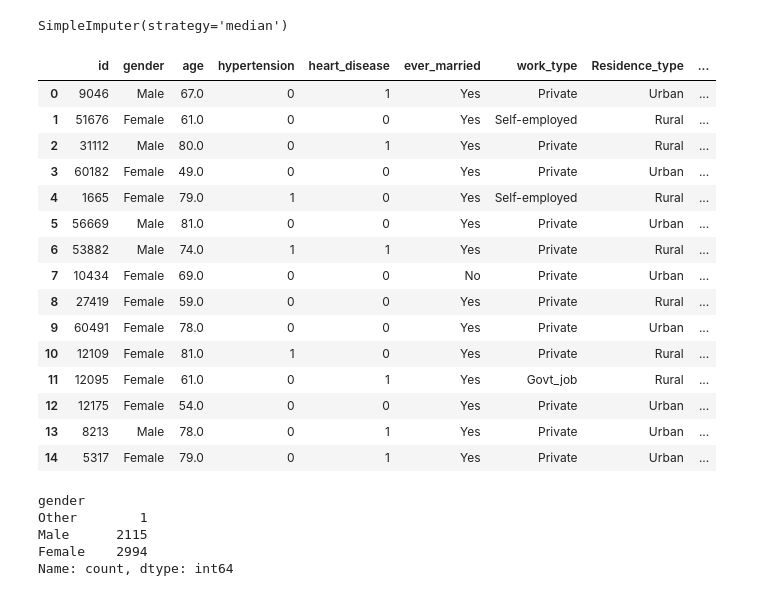
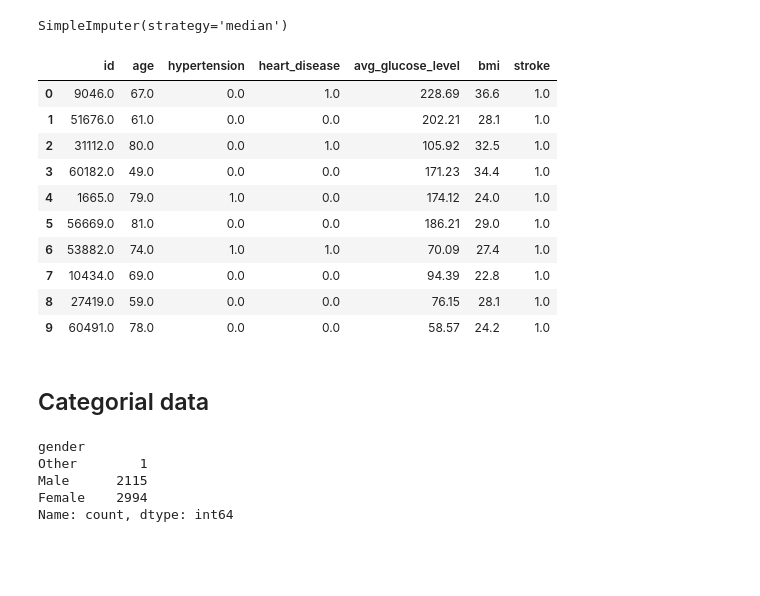
Before and after one commit to lenguyenthuyvan/M682finalproject, a Jupyter notebook: finalproject.ipynb, the cells around one changed output. Saved outputs shown, nothing was run; the diff lists cells and outputs as text; code cells hidden in the pictures; blank space fills up the shorter version.

```diff
--- a/finalproject.ipynb
+++ b/finalproject.ipynb
@@ -68,32 +73,31 @@ In this case, because we suspect that bmi may affect the risk of getting strokes
 Because the new data coming may have missing values in other numeric attributes, we use "sklearn.impute" to fill in the missing values
 # %%
 from sklearn.impute import SimpleImputer
-imputer = SimpleImputer(strategy='median')
+imputer_median = SimpleImputer(strategy='median')
 stroke_data_num = stroke_data.select_dtypes(include=[np.number])
-imputer.fit(stroke_data_num)
+imputer_median.fit(stroke_data_num)
 # %% [output]
 SimpleImputer(strategy='median')
 # %%
-stroke_data_num = imputer.transform(stroke_data_num)
+X = imputer_median.transform(stroke_data_num)
+stroke_data_num_filled = pd.DataFrame(X, columns=stroke_data_num.columns,
+                            index=stroke_data_num.index)
 # %%
-stroke_data.head(15)
+stroke_data_num_filled.head(10)
 # %% [output]
-|  | id | gender | age | hypertension | heart_disease | ever_married | work_type | Residence_type | ... |
-| 0 | 9046 | Male | 67.0 | 0 | 1 | Yes | Private | Urban | ... |
-| 1 | 51676 | Female | 61.0 | 0 | 0 | Yes | Self-employed | Rural | ... |
-| 2 | 31112 | Male | 80.0 | 0 | 1 | Yes | Private | Rural | ... |
-| 3 | 60182 | Female | 49.0 | 0 | 0 | Yes | Private | Urban | ... |
-| 4 | 1665 | Female | 79.0 | 1 | 0 | Yes | Self-employed | Rural | ... |
-| 5 | 56669 | Male | 81.0 | 0 | 0 | Yes | Private | Urban | ... |
-| 6 | 53882 | Male | 74.0 | 1 | 1 | Yes | Private | Rural | ... |
-| 7 | 10434 | Female | 69.0 | 0 | 0 | No | Private | Urban | ... |
-| 8 | 27419 | Female | 59.0 | 0 | 0 | Yes | Private | Rural | ... |
-| 9 | 60491 | Female | 78.0 | 0 | 0 | Yes | Private | Urban | ... |
-| 10 | 12109 | Female | 81.0 | 1 | 0 | Yes | Private | Rural | ... |
-| 11 | 12095 | Female | 61.0 | 0 | 1 | Yes | Govt_job | Rural | ... |
-| 12 | 12175 | Female | 54.0 | 0 | 0 | Yes | Private | Urban | ... |
-| 13 | 8213 | Male | 78.0 | 0 | 1 | Yes | Private | Urban | ... |
-| 14 | 5317 | Female | 79.0 | 0 | 1 | Yes | Private | Urban | ... |
+|  | id | age | hypertension | heart_disease | avg_glucose_level | bmi | stroke |
+| 0 | 9046.0 | 67.0 | 0.0 | 1.0 | 228.69 | 36.6 | 1.0 |
+| 1 | 51676.0 | 61.0 | 0.0 | 0.0 | 202.21 | 28.1 | 1.0 |
+| 2 | 31112.0 | 80.0 | 0.0 | 1.0 | 105.92 | 32.5 | 1.0 |
+| 3 | 60182.0 | 49.0 | 0.0 | 0.0 | 171.23 | 34.4 | 1.0 |
+| 4 | 1665.0 | 79.0 | 1.0 | 0.0 | 174.12 | 24.0 | 1.0 |
+| 5 | 56669.0 | 81.0 | 0.0 | 0.0 | 186.21 | 29.0 | 1.0 |
+| 6 | 53882.0 | 74.0 | 1.0 | 1.0 | 70.09 | 27.4 | 1.0 |
+| 7 | 10434.0 | 69.0 | 0.0 | 0.0 | 94.39 | 22.8 | 1.0 |
+| 8 | 27419.0 | 59.0 | 0.0 | 0.0 | 76.15 | 28.1 | 1.0 |
+| 9 | 60491.0 | 78.0 | 0.0 | 0.0 | 58.57 | 24.2 | 1.0 |
+# %% [markdown]
+## Categorial data
 # %%
 stroke_data["gender"].value_counts(ascending = True)
 # %% [output]
```
Also changed, not shown: parts of 10 cells of this notebook.
